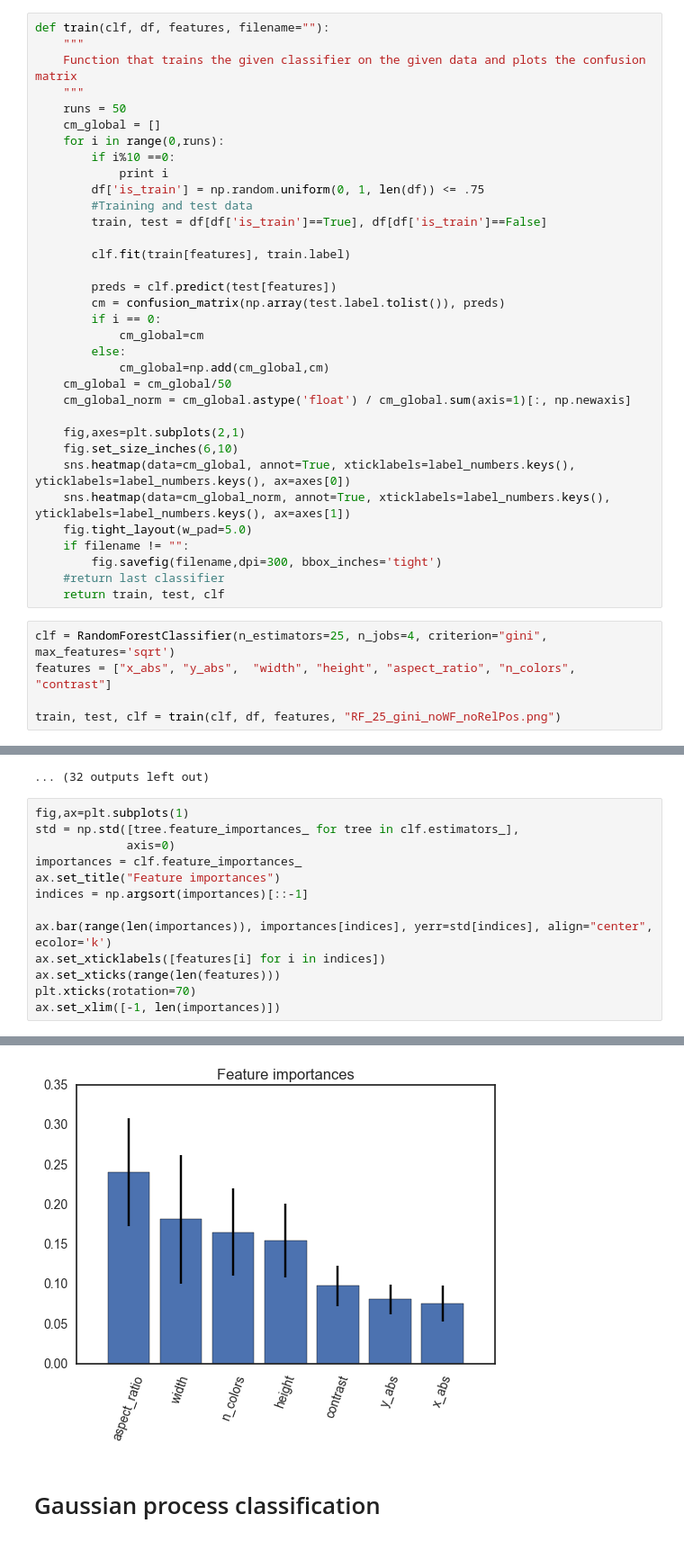
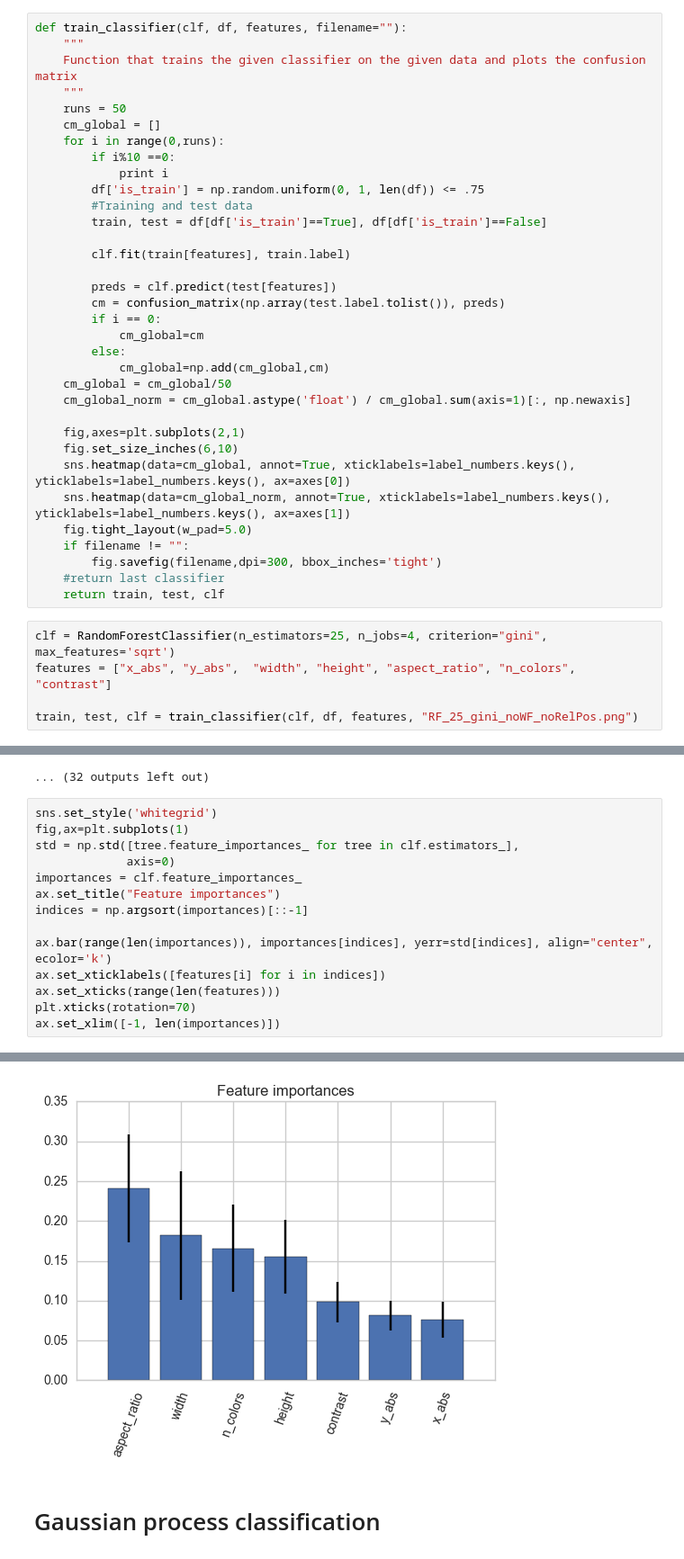
Before and after one commit to annafeit/web_labeling, a Jupyter notebook: random forest/compute features.ipynb, the cells around one changed output, grey strips where cells are left out. Shown at 90% size. Cells and saved outputs as stored; diff of their text form.

```diff
--- a/random forest/compute features.ipynb
+++ b/random forest/compute features.ipynb
@@ -91,7 +91,7 @@ sns.barplot(x="label", y="n_colors", data=df)
 <matplotlib.axes._subplots.AxesSubplot at 0x...>
 [figure]
 # %%
-def train(clf, df, features, filename=""):
+def train_classifier(clf, df, features, filename=""):
     """
     Function that trains the given classifier on the given data and plots the confusion matrix
     """
@@ -128,7 +128,7 @@ def train(clf, df, features, filename=""):
 clf = RandomForestClassifier(n_estimators=25, n_jobs=4, criterion="gini", max_features='sqrt')
 features = ["x_abs", "y_abs",  "width", "height", "aspect_ratio", "n_colors", "contrast"]
 
-train, test, clf = train(clf, df, features, "RF_25_gini_noWF_noRelPos.png")
+train, test, clf = train_classifier(clf, df, features, "RF_25_gini_noWF_noRelPos.png")
 # %% [output]
 0
 10
@@ -175,21 +175,22 @@ for i in range(0,len(train)):
 [figure]
 ... (32 outputs left out)
 # %%
+sns.set_style('whitegrid')
 fig,ax=plt.subplots(1)
 std = np.std([tree.feature_importances_ for tree in clf.estimators_],
              axis=0)
 importances = clf.feature_importances_
 ax.set_title("Feature importances")
 indices = np.argsort(importances)[::-1]
 
 ax.bar(range(len(importances)), importances[indices], yerr=std[indices], align="center", ecolor='k')
 ax.set_xticklabels([features[i] for i in indices])
 ax.set_xticks(range(len(features)))
 plt.xticks(rotation=70)
 ax.set_xlim([-1, len(importances)])
 # %% [output]
 (-1, 7)
-[figure, old version]
+[figure, new version]
 # %% [markdown]
 # Gaussian process classification
 # %%
```
Also changed, not shown: parts of 3 cells of this notebook, 4 other files.
